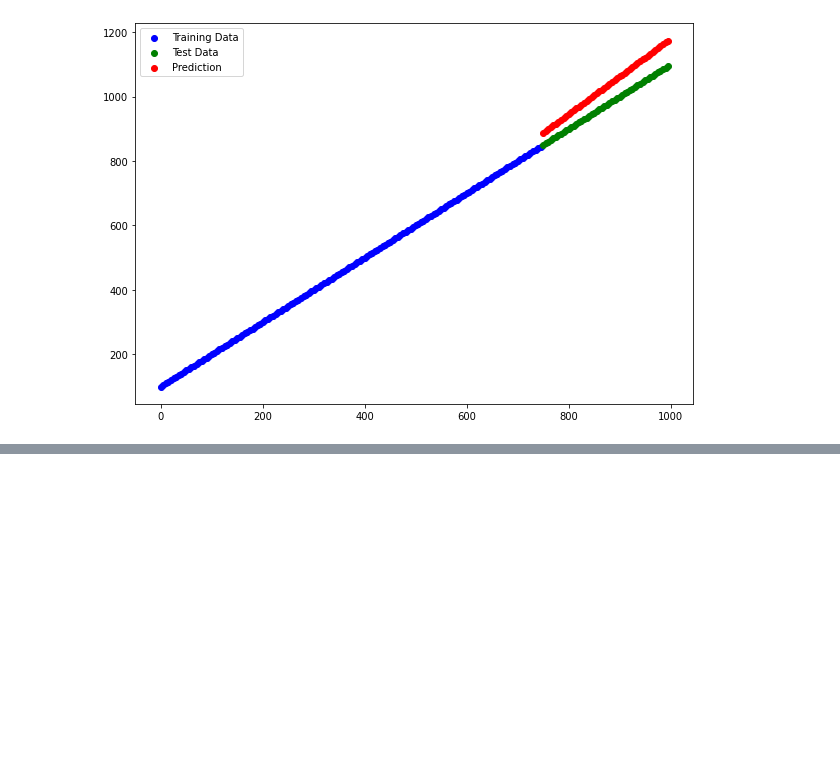
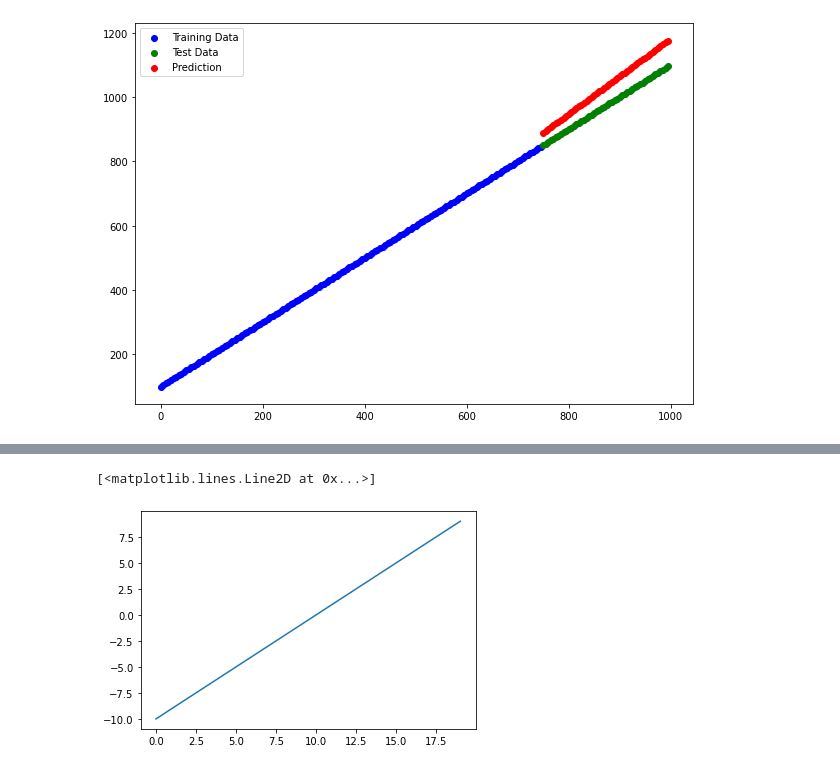
Before and after one commit to ShyamSundhar1411/My-ML-Notebooks, a Jupyter notebook: Classifications/Neural_Network_Classification_with_Tensorflow.ipynb, the cells around one changed output, grey strips where cells are left out. Saved outputs shown, nothing was run; the diff lists cells and outputs as text; code cells hidden in the pictures; blank space fills up the shorter version.

```diff
--- a/Classifications/Neural_Network_Classification_with_Tensorflow.ipynb
+++ b/Classifications/Neural_Network_Classification_with_Tensorflow.ipynb
@@ -240,0 +298,6 @@ plt.legend()
+# %%
+#Visualizing Sample Tensor
+plt.plot(A)
+# %% [output]
+[<matplotlib.lines.Line2D at 0x...>]
+[figure, added]
```
Also changed, not shown: parts of 21 cells of this notebook.
